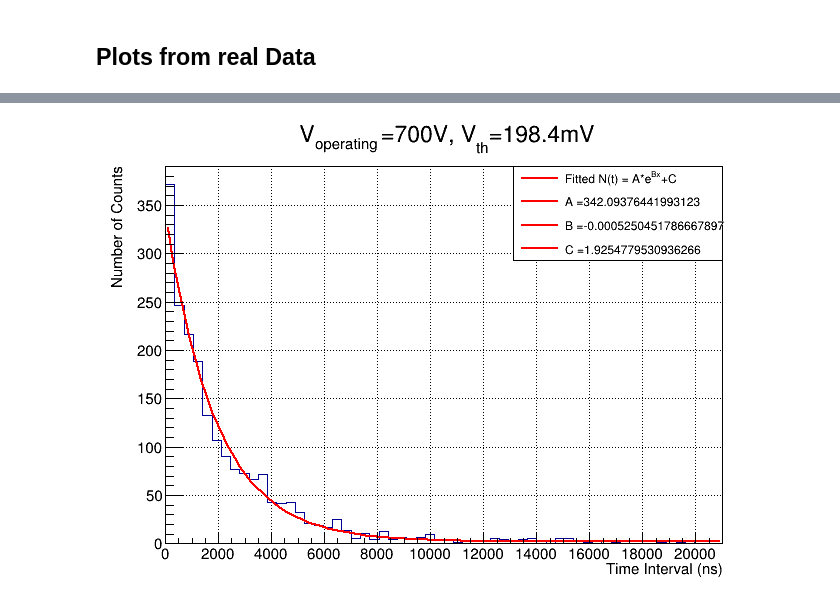
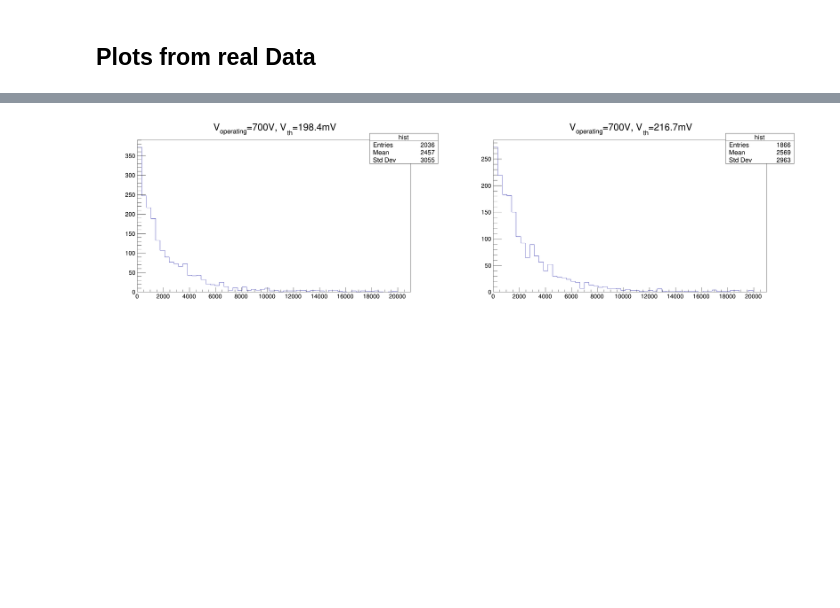
Before and after one commit to ananthapadmanabhan18/Calculation_of_muon_life_in_Geant4, a Jupyter notebook: Data_and_Plots/Plots.ipynb, the cells around one changed output, grey strips where cells are left out. Drawn from its saved outputs; the diff is of its cells as text; code cells hidden in the pictures; blank space fills up the shorter version.

```diff
--- a/Data_and_Plots/Plots.ipynb
+++ b/Data_and_Plots/Plots.ipynb
@@ -14,15 +23,11 @@ ilist = [value for value in ilist if value < 40000]
 # %%
-hist = root.TH1F("hist", r' V_{operating}=700V, V_{th}=198.4mV',60, 0, 21000)
-canvas = root.TCanvas("canvas", "Histogram Canvas")
-for value in ilist:
-    hist.Fill(value)
-
+hist1 = root.TH1F("hist", r' V_{operating}=700V, V_{th}=198.4mV',60, 0, 21000)
+hist2 = root.TH1F("hist", r' V_{operating}=700V, V_{th}=216.7mV',60, 0, 21000)
+canvas = root.TCanvas("canvas", "Histogram Canvas",3200, 900)
+for value1 in ilist1:
+    hist1.Fill(value1)
+for value2 in ilist2:
+    hist2.Fill(value2)
 
 exp_fit = root.TF1("exp_fit", "[0]*exp(x*[1]) + [2]")
-hist.Fit(exp_fit)
-A=exp_fit.GetParameter(0)
-B=exp_fit.GetParameter(1)
-C=exp_fit.GetParameter(2)
-# tau = exp_fit.GetParameter(1)
-# print("tau =", -1/tau)
 # %% [output]
@@ -40,19 +35,14 @@ Warning in <TCanvas::Constructor>: Deleting canvas with same name: canvas
-# %%
-hist.SetStats(False)
-hist.Draw()
-
-
-legend = root.TLegend(0.6, 0.7, 0.9, 0.9)
-legend.AddEntry(exp_fit, r"Fitted N(t) = A*e^{Bx}+C", "l")
-legend.AddEntry(exp_fit, f"A ={A}", "l")
-legend.AddEntry(exp_fit, f"B ={B}", "l")
-legend.AddEntry(exp_fit, f"C ={C}", "l")
-
-legend.Draw()
-
-hist.GetXaxis().SetTitle("Time Interval (ns)")
-hist.GetYaxis().SetTitle("Number of Counts")
-canvas.SetGrid()
-canvas.Draw()
-# %% [output]
-[figure, removed]
+# %%
+# Divide the canvas into two pads
+canvas.Divide(2, 1)
+
+# Draw histograms on the pads
+canvas.cd(1)
+hist1.Draw()
+canvas.cd(2)
+hist2.Draw()
+
+# Update the canvas
+canvas.Update()
+# %% [output]
+[figure, added]
```
Also changed, not shown: parts of 4 cells of this notebook, 1 other file.
